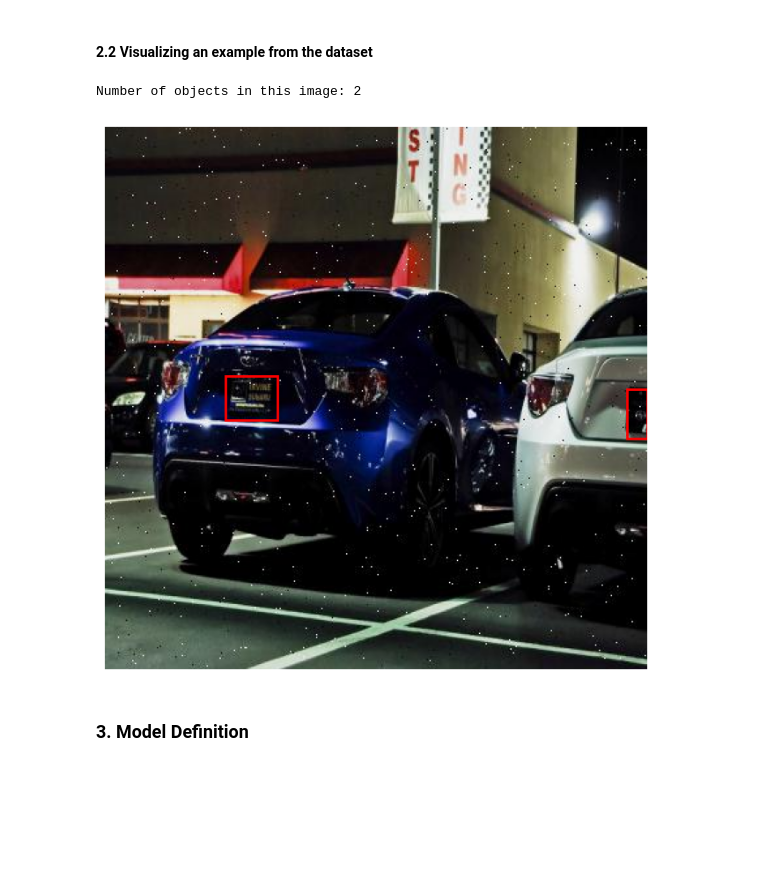
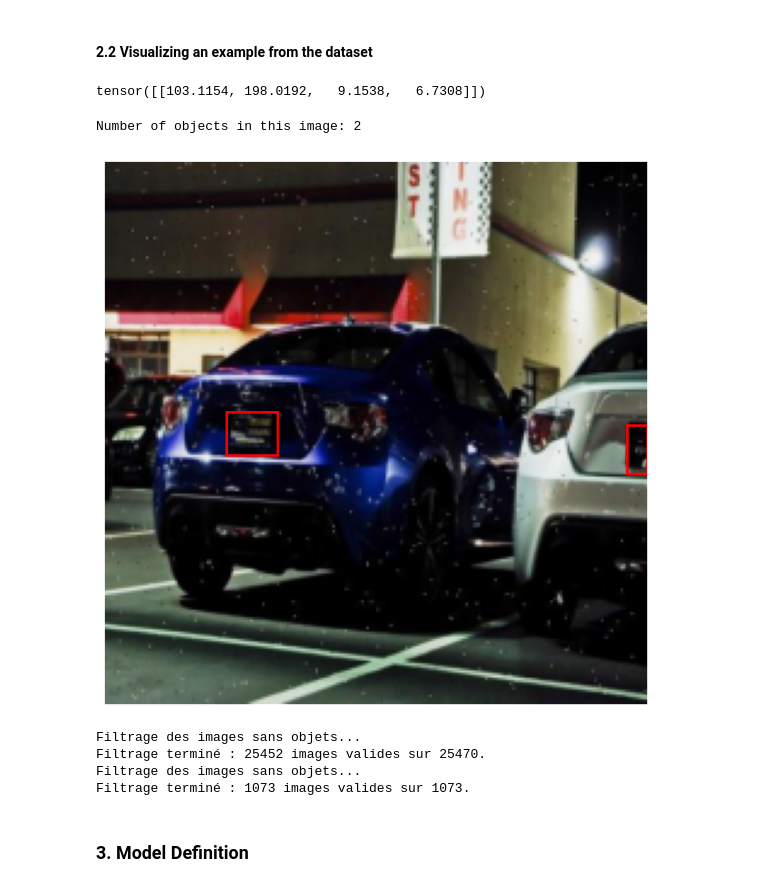
Before and after one commit to C3l3stin/ICVIS_project, a Jupyter notebook: notebooks/celestin.ipynb, the cells around one changed output. Drawn from its saved outputs; the diff is of its cells as text; code cells hidden in the pictures; blank space fills up the shorter version.

```diff
--- a/notebooks/celestin.ipynb
+++ b/notebooks/celestin.ipynb
@@ -96,11 +90,7 @@ val_dataset   = PlateDataset(image_dir + "/val",   label_dir + "/val")
 test_dataset  = PlateDataset(image_dir + "/test",  label_dir + "/test")
 # %% [markdown]
 #### 2.2 Visualizing an example from the dataset
-# %%
-# Get one sample
-img, targets = train_dataset[198]  # img: Tensor [C,H,W], targets: Tensor [[x, y, w, h]]
-
-display_image_with_bboxes(img, targets)
-# %% [output]
-Number of objects in this image: 2
-[figure, removed]
+# %%
+train_ds[1][1]
+# %% [output]
+tensor([[103.1154, 198.0192,   9.1538,   6.7308]])
@@ -107,2 +145,56 @@ Number of objects in this image: 2
+# %%
+# Création des datasets finaux
+train_ds = OneObjectDataset(train_dataset, transform, IMG_SIZE, indices=train_indices)
+val_ds = OneObjectDataset(val_dataset, transform, IMG_SIZE, indices=val_indices)
+# %%
+# Get one sample
+img, bbox, labels = train_ds[197]  # img: Tensor [C,H,W], targets: Tensor [[x, y, w, h]]
+
+display_image_with_bboxes(img, bbox)
+# %% [output]
+Number of objects in this image: 2
+[figure, added]
+# %%
+import torchvision.transforms as T
+
+IMG_SIZE = 224
+
+transform = T.Compose([
+    T.Resize((IMG_SIZE, IMG_SIZE)),
+    T.ToTensor()
+])
+
+def get_valid_indices(dataset):
+    valid_indices = []
+    print("Filtrage des images sans objets...")
+    for i in range(len(dataset)):
+        try:
+            _, bboxes, _ = dataset[i]
+            if len(bboxes) > 0:
+                valid_indices.append(i)
+        except Exception:
+            # En cas de fichier corrompu ou illisible
+            continue
+    print(f"Filtrage terminé : {len(valid_indices)} images valides sur {len(dataset)}.")
+    return valid_indices
+
+
+IMG_SIZE = 224
+
+# Génération des indices filtrés
+train_indices = get_valid_indices(train_dataset)
+val_indices = get_valid_indices(val_dataset)
+
+# Création des datasets finaux
+train_ds = OneObjectDataset(train_dataset, transform, IMG_SIZE, indices=train_indices)
+val_ds = OneObjectDataset(val_dataset, transform, IMG_SIZE, indices=val_indices)
+
+train_loader = DataLoader(train_ds, batch_size=32, shuffle=True)
+val_loader = DataLoader(val_ds, batch_size=32, shuffle=False)
+# %% [output]
+Filtrage des images sans objets...
+Filtrage terminé : 25452 images valides sur 25470.
+Filtrage des images sans objets...
+Filtrage terminé : 1073 images valides sur 1073.
 # %% [markdown]
 ### 3. Model Definition
```
Also changed, not shown: parts of 7 cells of this notebook, 1 other file.
